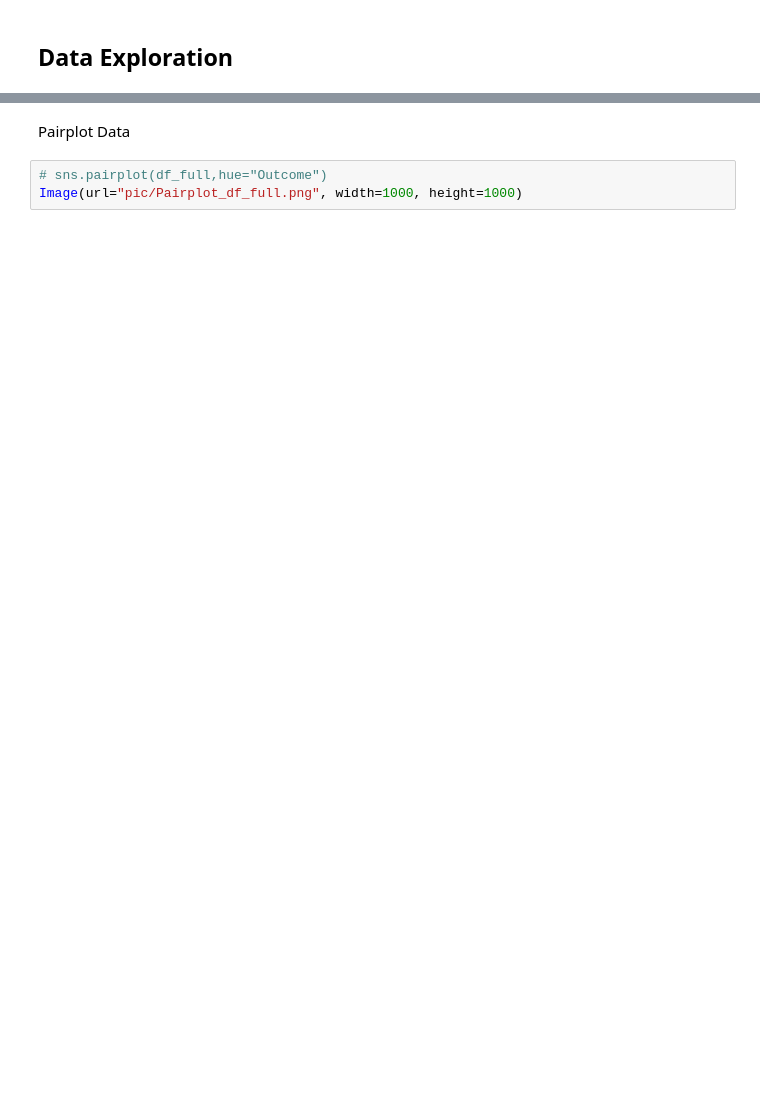
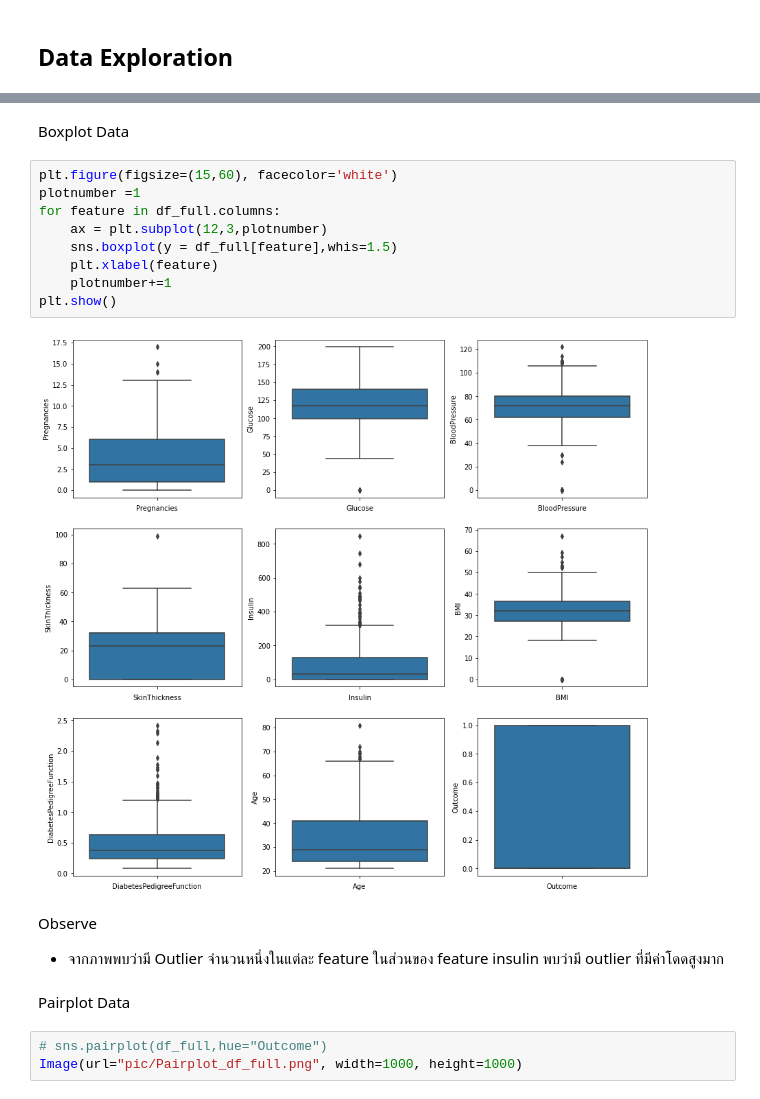
Before and after one commit to Kla10011/FRA503-MACHINE-LEARNING, a Jupyter notebook: Group10_Predict_Diabetes/Group10_Predict_Diabetes.ipynb, the cells around one changed output, grey strips where cells are left out. Drawn from its saved outputs; the diff is of its cells as text; blank space fills up the shorter version.

```diff
--- a/Group10_Predict_Diabetes/Group10_Predict_Diabetes.ipynb
+++ b/Group10_Predict_Diabetes/Group10_Predict_Diabetes.ipynb
@@ -56,3 +70,19 @@ dtype: int64
+# %% [markdown]
+Boxplot Data
+# %%
+plt.figure(figsize=(15,60), facecolor='white')
+plotnumber =1
+for feature in df_full.columns:
+    ax = plt.subplot(12,3,plotnumber)
+    sns.boxplot(y = df_full[feature],whis=1.5)
+    plt.xlabel(feature)
+    plotnumber+=1
+plt.show()
+# %% [output]
+[figure, added]
+# %% [markdown]
+Observe
+- จากภาพพบว่ามี Outlier จำนวนหนึ่งในแต่ละ feature ในส่วนของ feature insulin พบว่ามี outlier ที่มีค่าโดดสูงมาก
 # %% [markdown]
 Pairplot Data
 # %%
```
Also changed, not shown: parts of 87 cells of this notebook, 1 other file.
